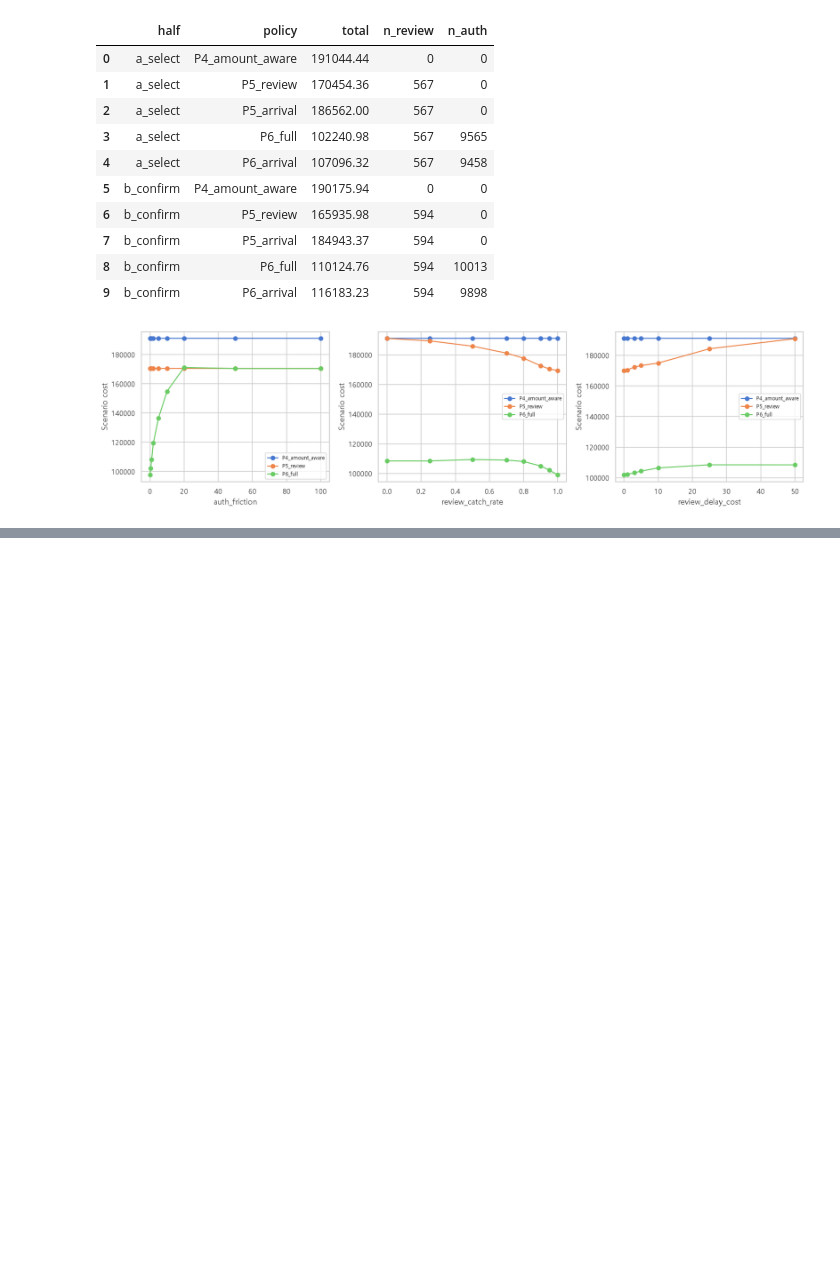
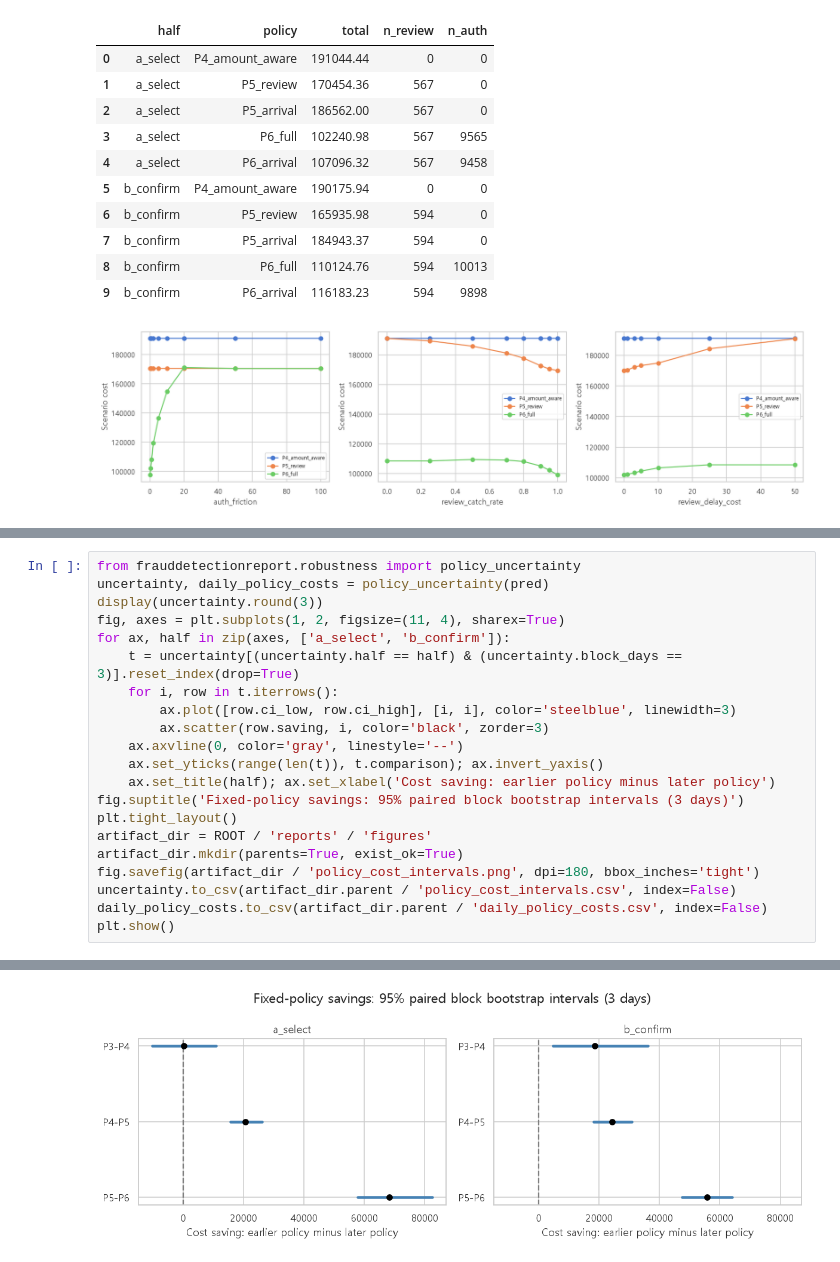
Before and after one commit to rhys3680-cell/fraud-detection-report, a Jupyter notebook: notebooks/06_policy_comparison.ipynb, the cells around one changed output, grey strips where cells are left out. Cells and saved outputs as stored; diff of their text form; blank space fills up the shorter version.

```diff
--- a/notebooks/06_policy_comparison.ipynb
+++ b/notebooks/06_policy_comparison.ipynb
@@ -534,0 +540,22 @@ plt.tight_layout(); plt.show()
+# %%
+from frauddetectionreport.robustness import policy_uncertainty
+uncertainty, daily_policy_costs = policy_uncertainty(pred)
+display(uncertainty.round(3))
+fig, axes = plt.subplots(1, 2, figsize=(11, 4), sharex=True)
+for ax, half in zip(axes, ['a_select', 'b_confirm']):
+    t = uncertainty[(uncertainty.half == half) & (uncertainty.block_days == 3)].reset_index(drop=True)
+    for i, row in t.iterrows():
+        ax.plot([row.ci_low, row.ci_high], [i, i], color='steelblue', linewidth=3)
+        ax.scatter(row.saving, i, color='black', zorder=3)
+    ax.axvline(0, color='gray', linestyle='--')
+    ax.set_yticks(range(len(t)), t.comparison); ax.invert_yaxis()
+    ax.set_title(half); ax.set_xlabel('Cost saving: earlier policy minus later policy')
+fig.suptitle('Fixed-policy savings: 95% paired block bootstrap intervals (3 days)')
+plt.tight_layout()
+artifact_dir = ROOT / 'reports' / 'figures'
+artifact_dir.mkdir(parents=True, exist_ok=True)
+fig.savefig(artifact_dir / 'policy_cost_intervals.png', dpi=180, bbox_inches='tight')
+uncertainty.to_csv(artifact_dir.parent / 'policy_cost_intervals.csv', index=False)
+daily_policy_costs.to_csv(artifact_dir.parent / 'daily_policy_costs.csv', index=False)
+plt.show()
+# %% [output]
@@ -534,0 +579 @@ plt.tight_layout(); plt.show()
+[figure, added]
```
Also changed, not shown: parts of 5 cells of this notebook, 5 other files.
